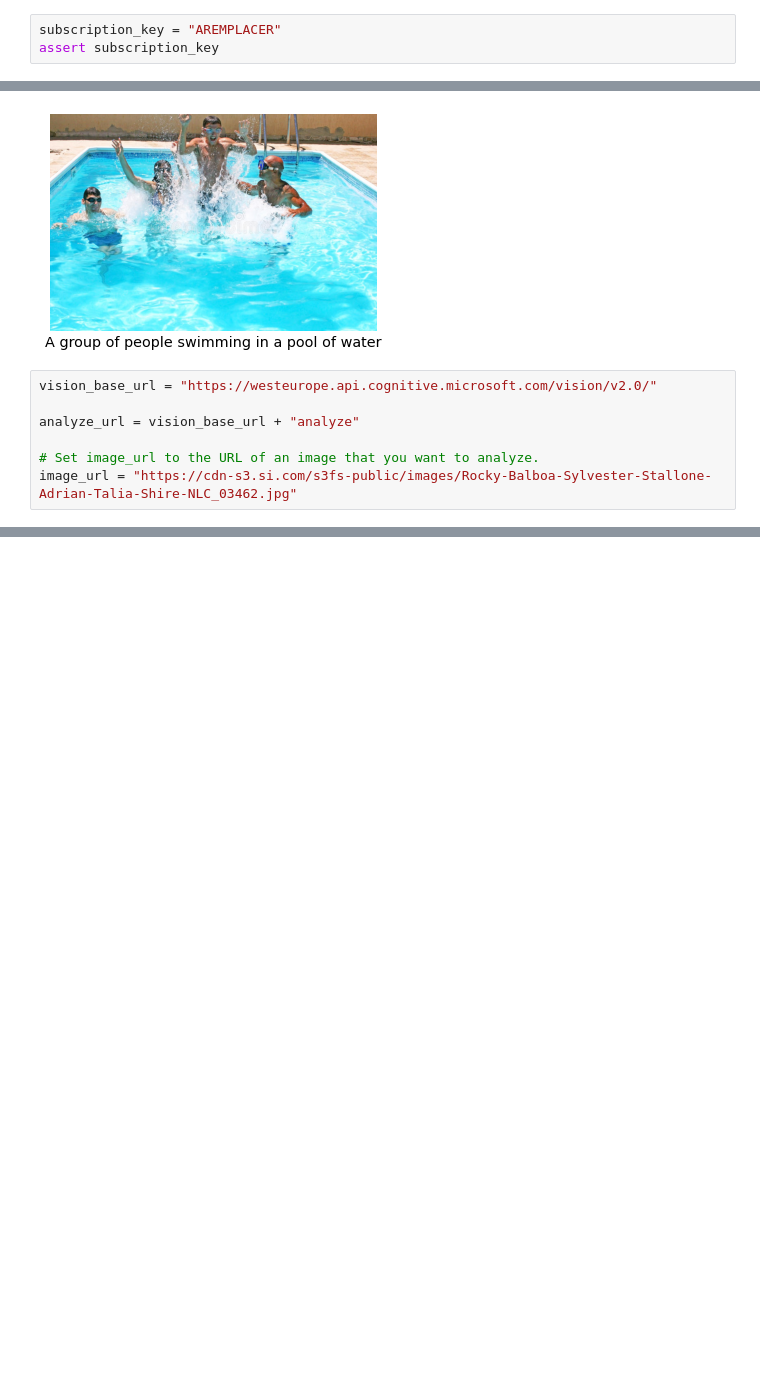
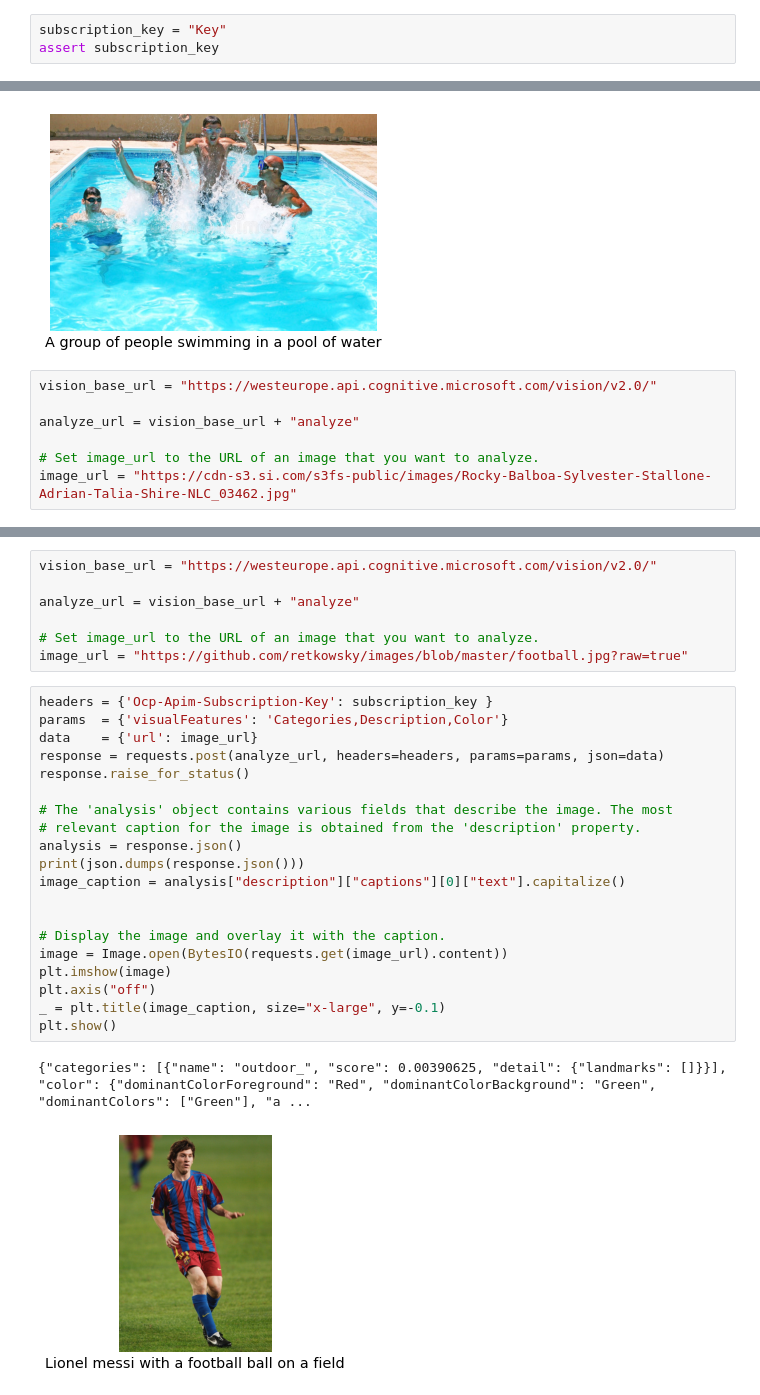
Before and after one commit to retkowsky/AzureCognitiveServicesPython, a Jupyter notebook: Analyse image.ipynb, the cells around one changed output, grey strips where cells are left out. Drawn from its saved outputs; the diff is of its cells as text; blank space fills up the shorter version.

```diff
--- a/Analyse image.ipynb
+++ b/Analyse image.ipynb
@@ -27,7 +27,7 @@ import json
 from PIL import Image
 from io import BytesIO
 # %%
-subscription_key = "AREMPLACER"
+subscription_key = "Key"
 assert subscription_key
 # %%
 vision_base_url = "https://westeurope.api.cognitive.microsoft.com/vision/v2.0/"
@@ -199 +207,31 @@ plt.show()
 [figure]
+# %%
+vision_base_url = "https://westeurope.api.cognitive.microsoft.com/vision/v2.0/"
+
+analyze_url = vision_base_url + "analyze"
+
+# Set image_url to the URL of an image that you want to analyze.
+image_url = "https://github.com/retkowsky/images/blob/master/football.jpg?raw=true"
+# %%
+headers = {'Ocp-Apim-Subscription-Key': subscription_key }
+params  = {'visualFeatures': 'Categories,Description,Color'}
+data    = {'url': image_url}
+response = requests.post(analyze_url, headers=headers, params=params, json=data)
+response.raise_for_status()
+
+# The 'analysis' object contains various fields that describe the image. The most
+# relevant caption for the image is obtained from the 'description' property.
+analysis = response.json()
+print(json.dumps(response.json()))
+image_caption = analysis["description"]["captions"][0]["text"].capitalize()
+
+
+# Display the image and overlay it with the caption.
+image = Image.open(BytesIO(requests.get(image_url).content))
+plt.imshow(image)
+plt.axis("off")
+_ = plt.title(image_caption, size="x-large", y=-0.1)
+plt.show()
+# %% [output]
+{"categories": [{"name": "outdoor_", "score": 0.00390625, "detail": {"landmarks": []}}], "color": {"dominantColorForeground": "Red", "dominantColorBackground": "Green", "dominantColors": ["Green"], "a ...
+[figure, added]
```
Also changed, not shown: parts of 7 cells of this notebook.
